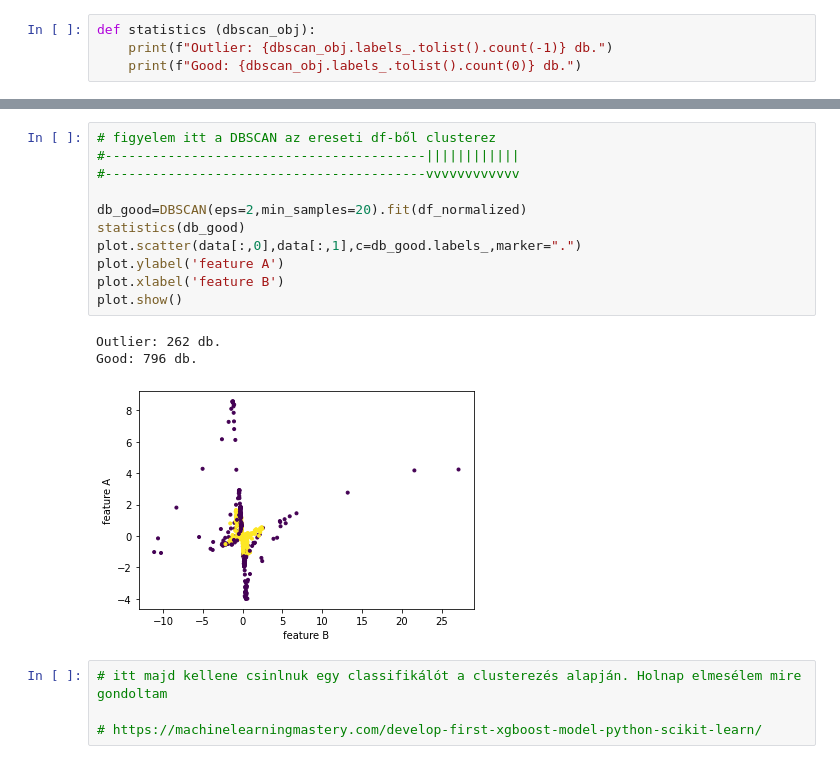
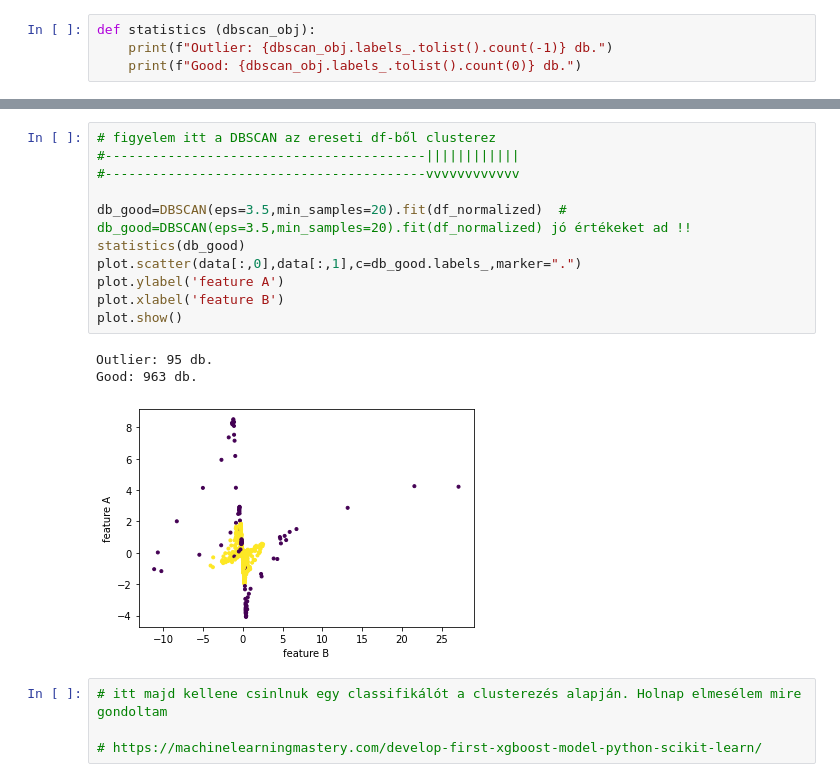
Before and after one commit to sipocz/pid_time_series, a Jupyter notebook: PID_Autoencoder_error.ipynb, the cells around one changed output, grey strips where cells are left out. Drawn from its saved outputs; the diff is of its cells as text.

```diff
--- a/PID_Autoencoder_error.ipynb
+++ b/PID_Autoencoder_error.ipynb
@@ -184,18 +192,18 @@ plot.show()
 # %%
 # figyelem itt a DBSCAN az ereseti df-ből clusterez
 #-----------------------------------------||||||||||||
 #-----------------------------------------vvvvvvvvvvvv
 
-db_good=DBSCAN(eps=2,min_samples=20).fit(df_normalized)
+db_good=DBSCAN(eps=3.5,min_samples=20).fit(df_normalized)  # db_good=DBSCAN(eps=3.5,min_samples=20).fit(df_normalized) jó értékeket ad !!
 statistics(db_good)
 plot.scatter(data[:,0],data[:,1],c=db_good.labels_,marker=".")
 plot.ylabel('feature A')
 plot.xlabel('feature B')
 plot.show()
 # %% [output]
-Outlier: 262 db.
-Good: 796 db.
+Outlier: 95 db.
+Good: 963 db.
-[figure, old version]
+[figure, new version]
 # %%
 # itt majd kellene csinlnuk egy classifikálót a clusterezés alapján. Holnap elmesélem mire gondoltam
 
```
Also changed, not shown: parts of 41 cells of this notebook.
